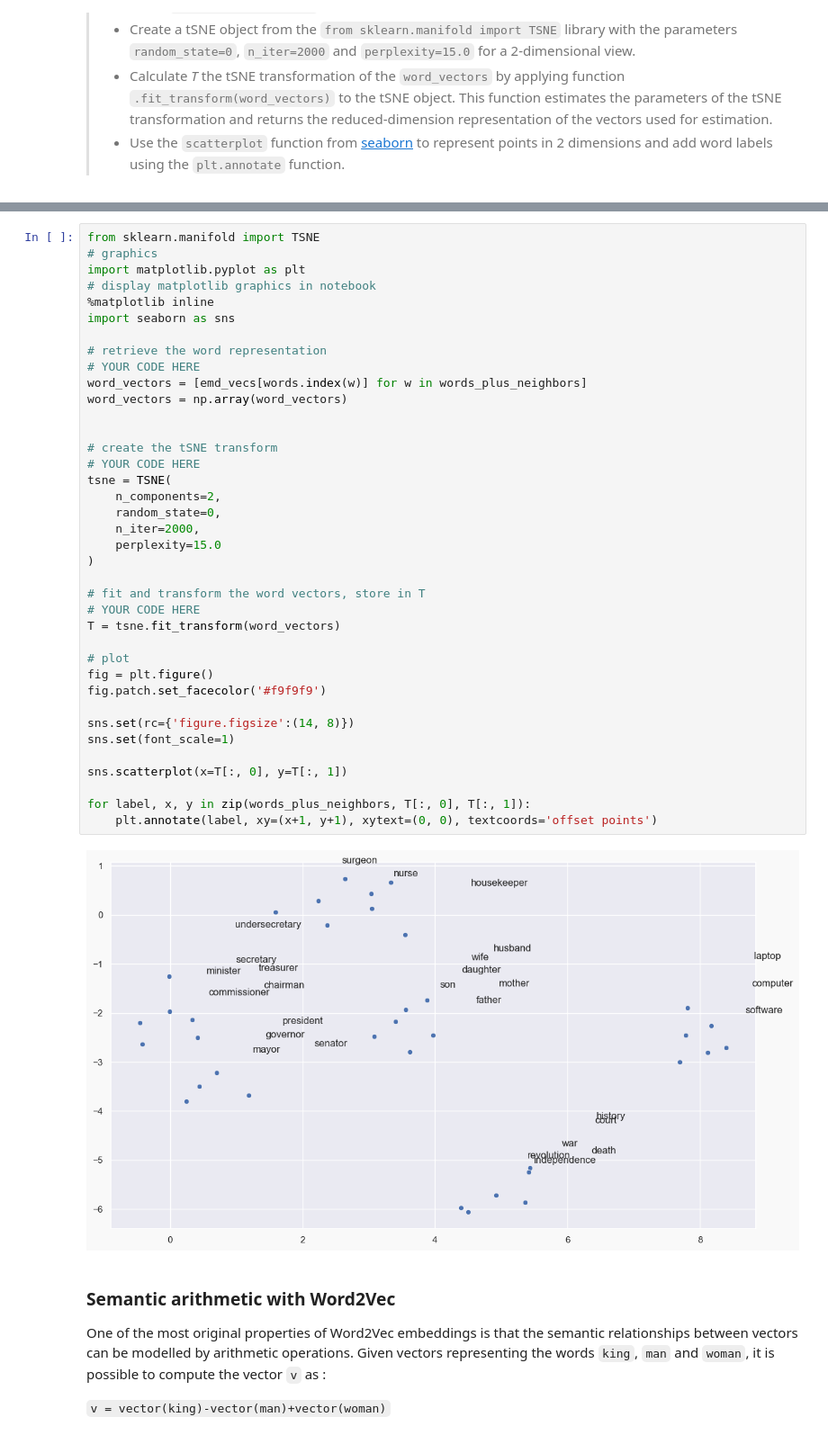
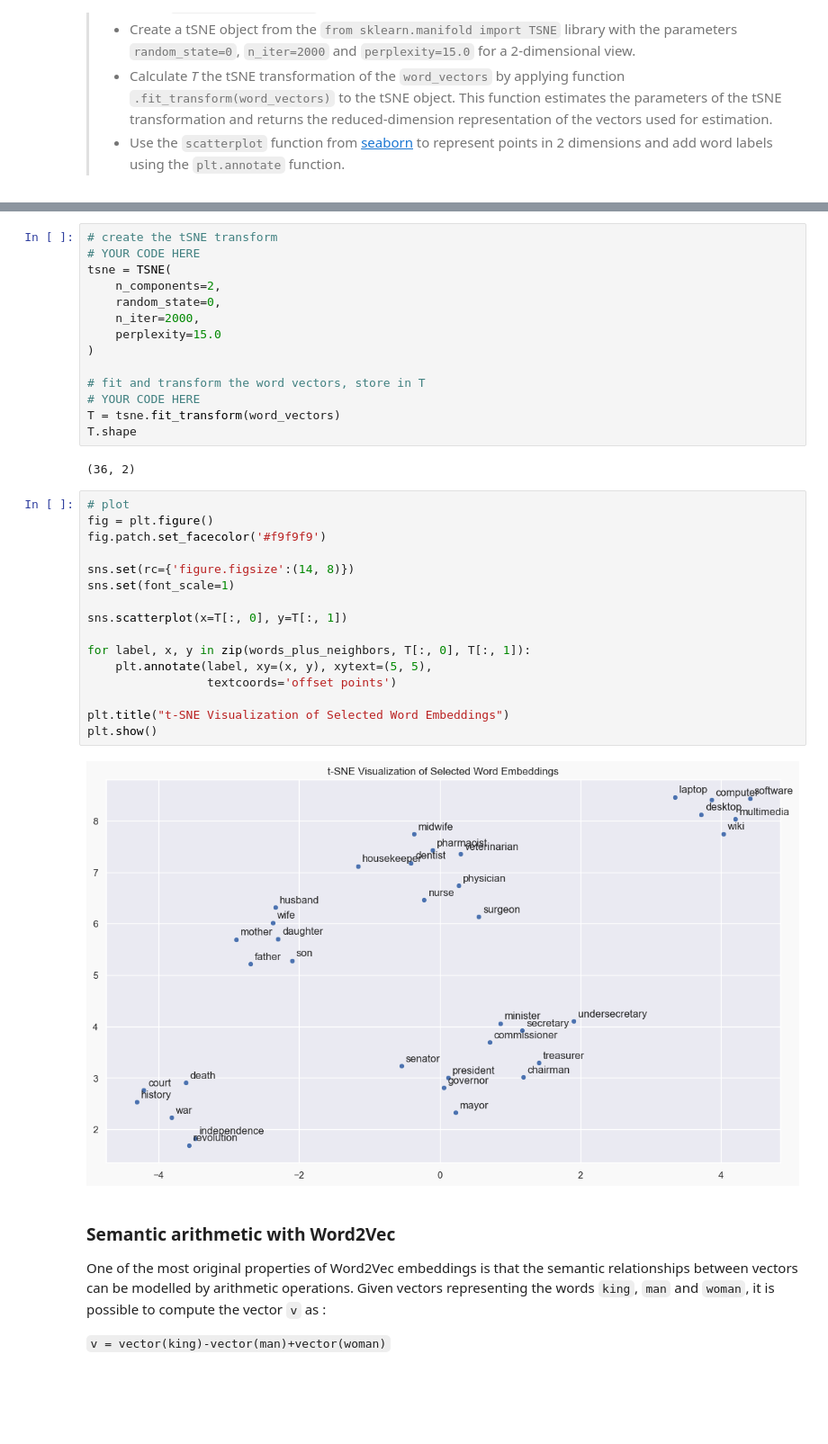
Before and after one commit to sarakpyny/NLP-Course-Ensae, a Jupyter notebook: Lab/nlp-lab2-text-embedding/NY_Sarakpy_lap2_Embeddings.ipynb, the cells around one changed output, grey strips where cells are left out. Shown at 90% size. Cells and saved outputs as stored; diff of their text form; blank space fills up the shorter version.

Commit message:
full solution lab2 notebook

```diff
--- a/Lab/nlp-lab2-text-embedding/NY_Sarakpy_lap2_Embeddings.ipynb
+++ b/Lab/nlp-lab2-text-embedding/NY_Sarakpy_lap2_Embeddings.ipynb
@@ -202,43 +157,37 @@ Embeddings are vectors with several hundred dimensions. It is therefore not poss
+# %%
+# create the tSNE transform
+# YOUR CODE HERE
+tsne = TSNE(
+    n_components=2,
+    random_state=0,
+    n_iter=2000,
+    perplexity=15.0
+)
+
+# fit and transform the word vectors, store in T
+# YOUR CODE HERE
+T = tsne.fit_transform(word_vectors)
+T.shape
+# %% [output]
+(36, 2)
 # %%
-from sklearn.manifold import TSNE
-# graphics
-import matplotlib.pyplot as plt
-# display matplotlib graphics in notebook
-%matplotlib inline
-import seaborn as sns
-
-# retrieve the word representation
-# YOUR CODE HERE
-word_vectors = [emd_vecs[words.index(w)] for w in words_plus_neighbors]
-word_vectors = np.array(word_vectors)
-
-
-# create the tSNE transform
-# YOUR CODE HERE
-tsne = TSNE(
-    n_components=2,
-    random_state=0,
-    n_iter=2000,
-    perplexity=15.0
-)
-
-# fit and transform the word vectors, store in T
-# YOUR CODE HERE
-T = tsne.fit_transform(word_vectors)
-
 # plot
 fig = plt.figure()
 fig.patch.set_facecolor('#f9f9f9')
 
 sns.set(rc={'figure.figsize':(14, 8)})
 sns.set(font_scale=1)
 
 sns.scatterplot(x=T[:, 0], y=T[:, 1])
 
 for label, x, y in zip(words_plus_neighbors, T[:, 0], T[:, 1]):
-    plt.annotate(label, xy=(x+1, y+1), xytext=(0, 0), textcoords='offset points')
+    plt.annotate(label, xy=(x, y), xytext=(5, 5),
+                 textcoords='offset points')
+
+plt.title("t-SNE Visualization of Selected Word Embeddings")
+plt.show()
 # %% [output]
-[figure, old version]
+[figure, new version]
 # %% [markdown]
 ### Semantic arithmetic with Word2Vec
 
```
Also changed, not shown: parts of 25 cells of this notebook.
